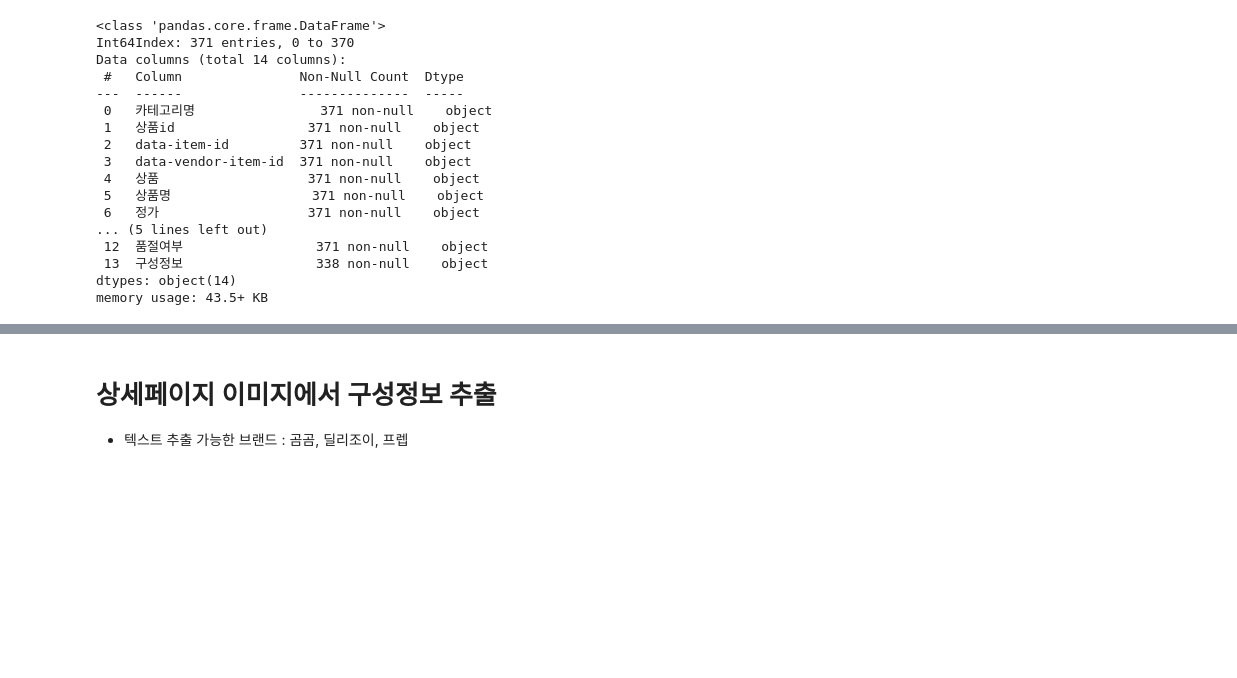
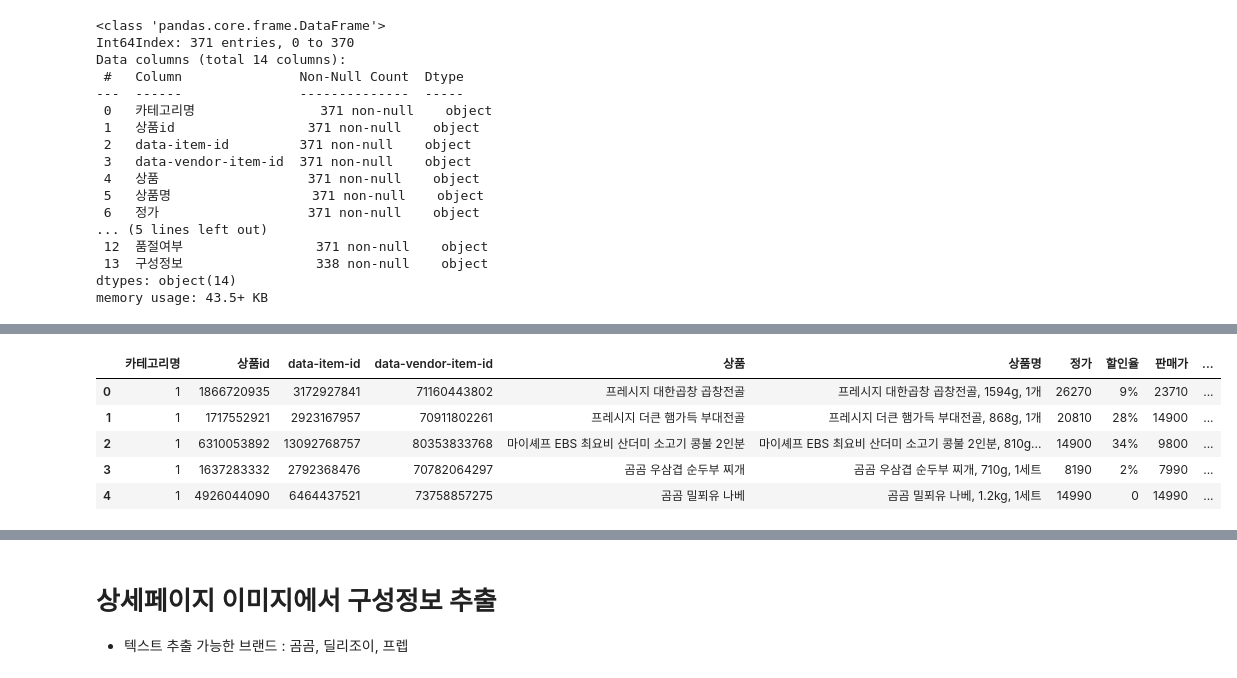
Before and after one commit to dajeong25/KDT_team4_FinalPJT, a Jupyter notebook: 01_웹크롤링/쿠팡크롤링.ipynb, the cells around one changed output, grey strips where cells are left out. Cells and saved outputs as stored; diff of their text form; code cells hidden in the pictures; blank space fills up the shorter version.

```diff
--- a/01_웹크롤링/쿠팡크롤링.ipynb
+++ b/01_웹크롤링/쿠팡크롤링.ipynb
@@ -319,0 +388,26 @@ coupang.loc[coupang['구성정보'].isnull()]
+# %%
+def category_name(product):
+    if '전골' in product : name = '전골'
+    elif '나베' in product : name= '나베'
+    elif '탕' in product : name= '탕'
+    elif '국' in product : name= '국'
+    elif '국수' in product : name= '국수'
+    elif '스테이크' in product : name= '스테이크'
+    elif '파스타' in product : name= '파스타'
+    elif '감바스' in product : name= '감바스'
+    elif '소바' in product : name= '소바'
+    elif '면' in product : name= '면'
+    elif '비빔밥' in product : name= '비빔밥'
+    else: name='기타'
+
+    return name
+# %%
+coupang['상세카테고리'] = coupang['상품'].apply(lambda x : category_name(x))
+coupang.head()
+# %% [output]
+|  | 카테고리명 | 상품id | data-item-id | data-vendor-item-id | 상품 | 상품명 | 정가 | 할인율 | 판매가 | ... |
+| 0 | 1 | 1866720935 | 3172927841 | 71160443802 | 프레시지 대한곱창 곱창전골 | 프레시지 대한곱창 곱창전골, 1594g, 1개 | 26270 | 9% | 23710 | ... |
+| 1 | 1 | 1717552921 | 2923167957 | 70911802261 | 프레시지 더큰 햄가득 부대전골 | 프레시지 더큰 햄가득 부대전골, 868g, 1개 | 20810 | 28% | 14900 | ... |
+| 2 | 1 | 6310053892 | 13092768757 | 80353833768 | 마이셰프 EBS 최요비 산더미 소고기 콩불 2인분 | 마이셰프 EBS 최요비 산더미 소고기 콩불 2인분, 810g... | 14900 | 34% | 9800 | ... |
+| 3 | 1 | 1637283332 | 2792368476 | 70782064297 | 곰곰 우삼겹 순두부 찌개 | 곰곰 우삼겹 순두부 찌개, 710g, 1세트 | 8190 | 2% | 7990 | ... |
+| 4 | 1 | 4926044090 | 6464437521 | 73758857275 | 곰곰 밀푀유 나베 | 곰곰 밀푀유 나베, 1.2kg, 1세트 | 14990 | 0 | 14990 | ... |
```
Also changed, not shown: parts of 29 cells of this notebook, 4 other files.
